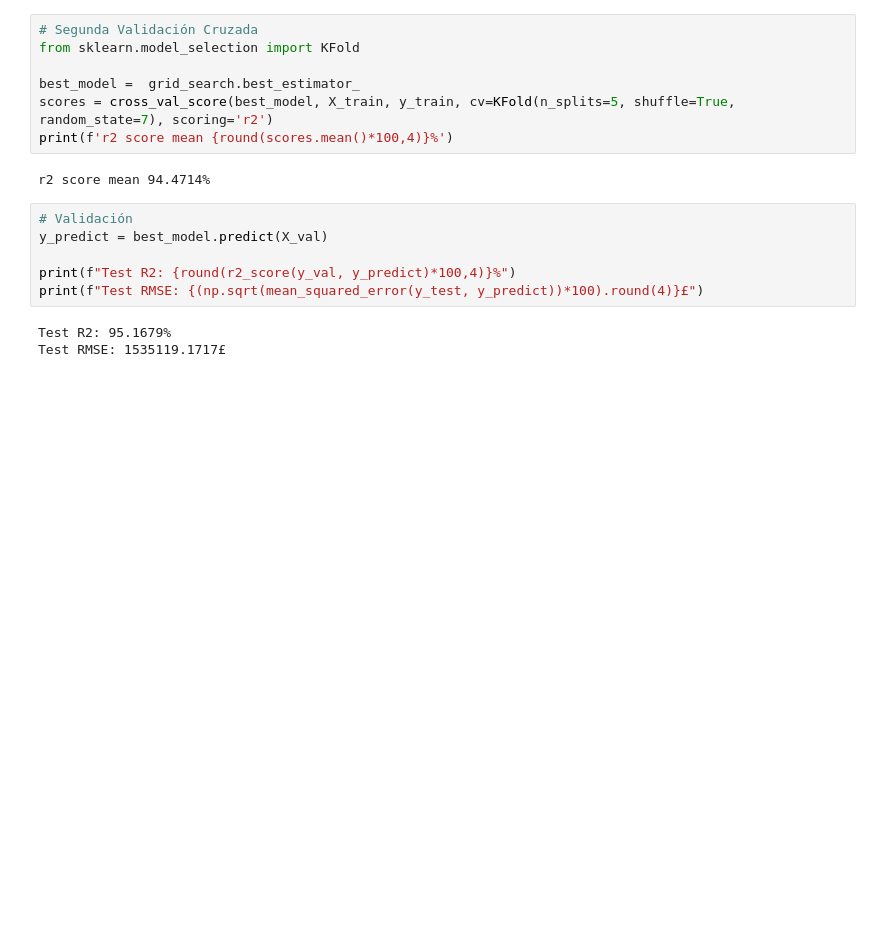
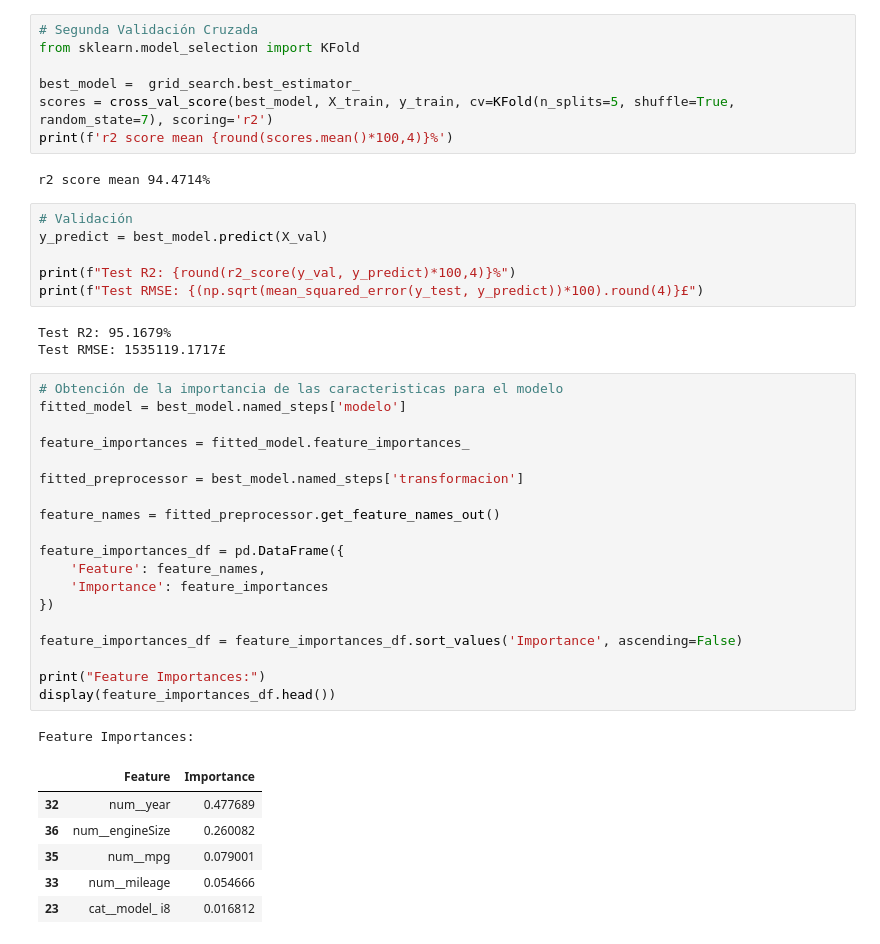
Before and after one commit to C-Gabs/Portafolio, a Jupyter notebook: Machine_learning_price_prediction.ipynb, the cells around one changed output. Cells and saved outputs as stored; diff of their text form; blank space fills up the shorter version.

```diff
--- a/Machine_learning_price_prediction.ipynb
+++ b/Machine_learning_price_prediction.ipynb
@@ -321,3 +321,30 @@ print(f"Test RMSE: {(np.sqrt(mean_squared_error(y_test, y_predict))*100).round(4
 # %% [output]
 Test R2: 95.1679%
 Test RMSE: 1535119.1717£
+# %%
+# Obtención de la importancia de las caracteristicas para el modelo
+fitted_model = best_model.named_steps['modelo']
+
+feature_importances = fitted_model.feature_importances_
+
+fitted_preprocessor = best_model.named_steps['transformacion']
+
+feature_names = fitted_preprocessor.get_feature_names_out()
+
+feature_importances_df = pd.DataFrame({
+    'Feature': feature_names,
+    'Importance': feature_importances
+})
+
+feature_importances_df = feature_importances_df.sort_values('Importance', ascending=False)
+
+print("Feature Importances:")
+display(feature_importances_df.head())
+# %% [output]
+Feature Importances:
+|  | Feature | Importance |
+| 32 | num__year | 0.477689 |
+| 36 | num__engineSize | 0.260082 |
+| 35 | num__mpg | 0.079001 |
+| 33 | num__mileage | 0.054666 |
+| 23 | cat__model_ i8 | 0.016812 |
```
Also changed, not shown: parts of 1 cell of this notebook.
